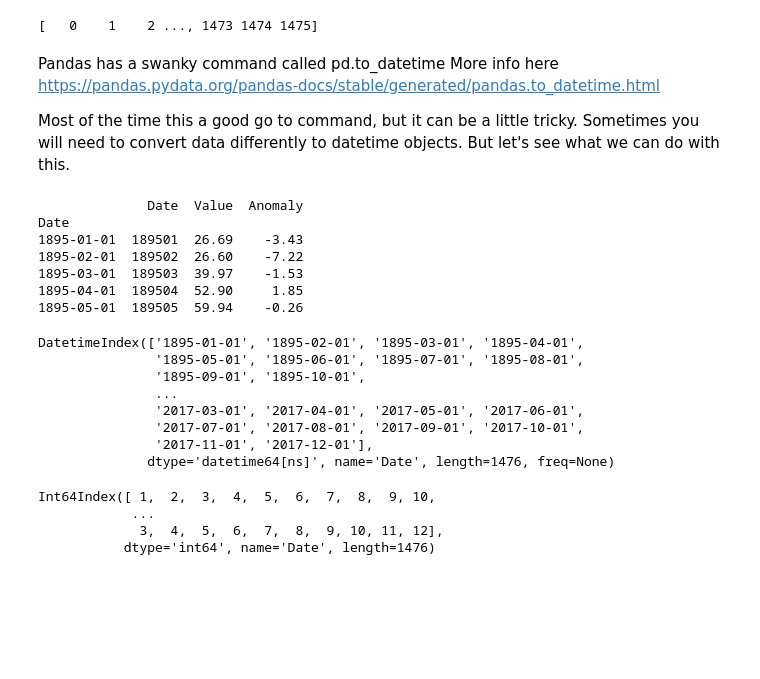
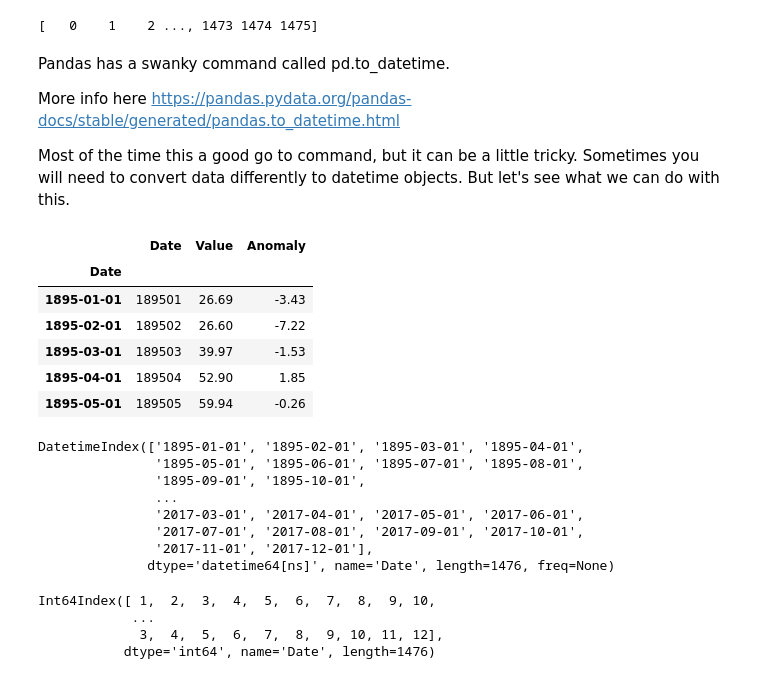
Before and after one commit to abbyazari/data_vis_statistics_geosciences, a Jupyter notebook: Lab2/Lab2_BirdRanges.ipynb, the cells around one changed output. Drawn from its saved outputs; the diff is of its cells as text; code cells hidden in the pictures; blank space fills up the shorter version.

```diff
--- a/Lab2/Lab2_BirdRanges.ipynb
+++ b/Lab2/Lab2_BirdRanges.ipynb
@@ -193,7 +239,8 @@ print(temperVarUS.index.values)
 # %% [output]
 [   0    1    2 ..., 1473 1474 1475]
 # %% [markdown]
-Pandas has a swanky command called pd.to_datetime
+Pandas has a swanky command called pd.to_datetime.
+
 More info here https://pandas.pydata.org/pandas-docs/stable/generated/pandas.to_datetime.html
 
 Most of the time this a good go to command, but it can be a little tricky. Sometimes you will need
@@ -212,28 +259,28 @@ tempVarUSDates   = pd.to_datetime(temperVarUS['Date'], infer_datetime_format = F
 # %%
 #to set the index to datetime
 
 temperVarUS.index = tempVarUSDates
 
-#and now we can go ahead and use datetimes - evaluate the next cells
+#and now let's look at the values
+temperVarUS.head()
+# %% [output]
+|  | Date | Value | Anomaly |
+| Date |  |  |  |
+| 1895-01-01 | 189501 | 26.69 | -3.43 |
+| 1895-02-01 | 189502 | 26.60 | -7.22 |
+| 1895-03-01 | 189503 | 39.97 | -1.53 |
+| 1895-04-01 | 189504 | 52.90 | 1.85 |
+| 1895-05-01 | 189505 | 59.94 | -0.26 |
-# %%
-print(temperVarUS.head())
-# %% [output]
-              Date  Value  Anomaly
-Date
-1895-01-01  189501  26.69    -3.43
-1895-02-01  189502  26.60    -7.22
-1895-03-01  189503  39.97    -1.53
-1895-04-01  189504  52.90     1.85
-1895-05-01  189505  59.94    -0.26
-# %%
-print(temperVarUS.index)
-# %% [output]
-DatetimeIndex(['1895-01-01', '1895-02-01', '1895-03-01', '1895-04-01',
-               '1895-05-01', '1895-06-01', '1895-07-01', '1895-08-01',
-               '1895-09-01', '1895-10-01',
-               ...
-               '2017-03-01', '2017-04-01', '2017-05-01', '2017-06-01',
-               '2017-07-01', '2017-08-01', '2017-09-01', '2017-10-01',
-               '2017-11-01', '2017-12-01'],
-              dtype='datetime64[ns]', name='Date', length=1476, freq=None)
+# %%
+#and looking at the index now
+print(temperVarUS.index)
+# %% [output]
+DatetimeIndex(['1895-01-01', '1895-02-01', '1895-03-01', '1895-04-01',
+               '1895-05-01', '1895-06-01', '1895-07-01', '1895-08-01',
+               '1895-09-01', '1895-10-01',
+               ...
+               '2017-03-01', '2017-04-01', '2017-05-01', '2017-06-01',
+               '2017-07-01', '2017-08-01', '2017-09-01', '2017-10-01',
+               '2017-11-01', '2017-12-01'],
+              dtype='datetime64[ns]', name='Date', length=1476, freq=None)
 # %%
```
Also changed, not shown: parts of 34 cells of this notebook.
